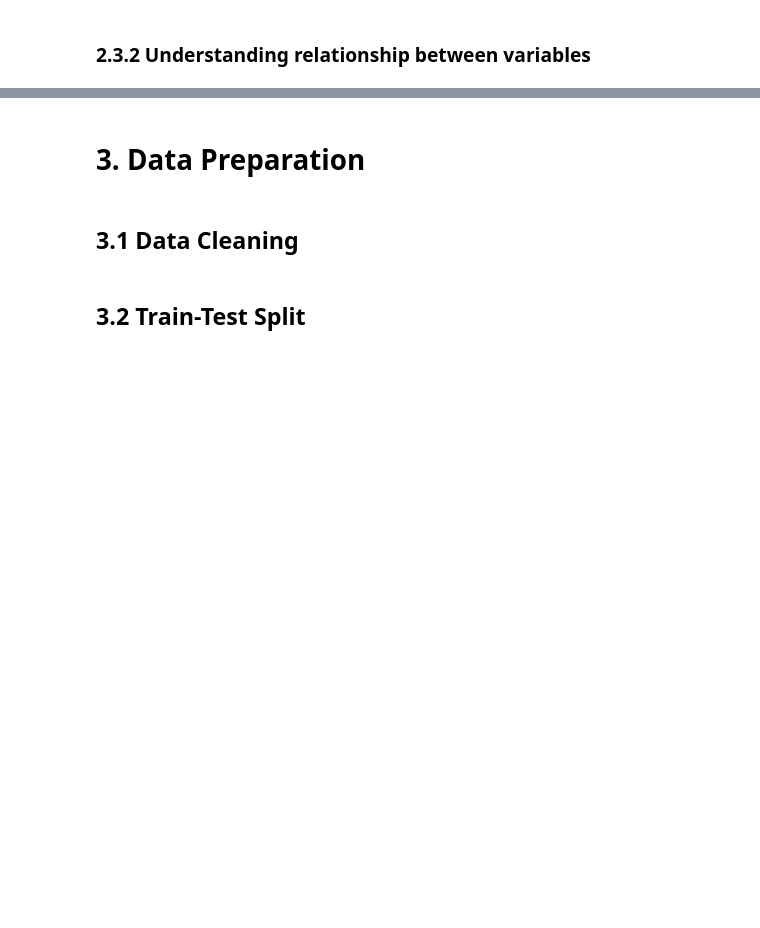
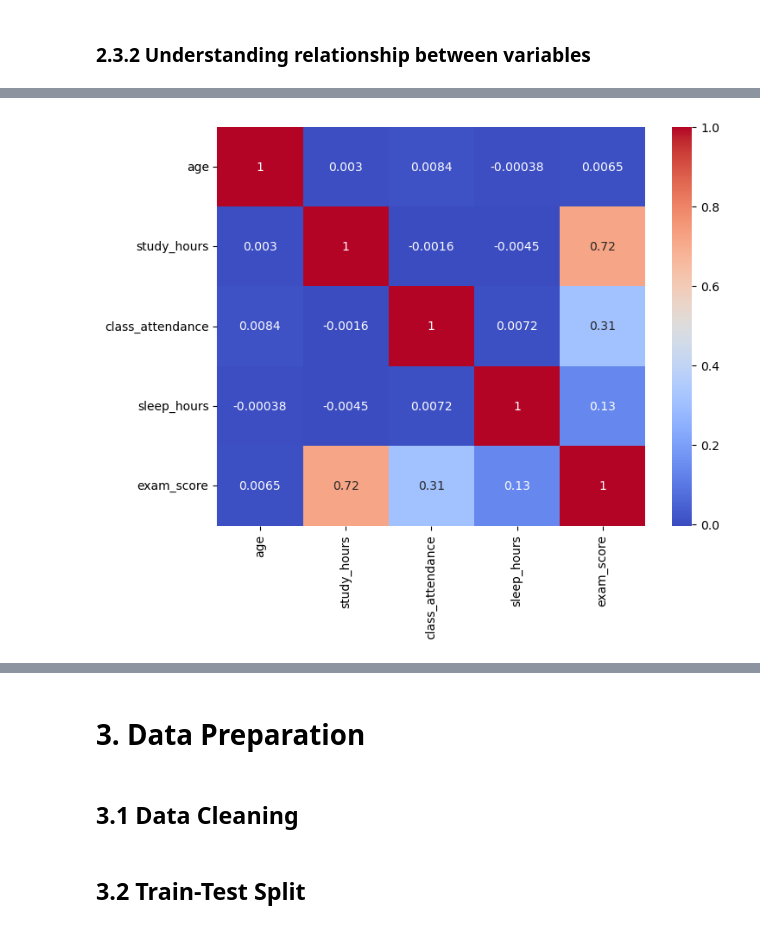
Before and after one commit to Ethan-Ang/MLDP_Ethan_2402348C, a Jupyter notebook: Ethan_Ang_2402348C.ipynb, the cells around one changed output, grey strips where cells are left out. Cells and saved outputs as stored; diff of their text form; code cells hidden in the pictures; blank space fills up the shorter version.

```diff
--- a/Ethan_Ang_2402348C.ipynb
+++ b/Ethan_Ang_2402348C.ipynb
@@ -215,0 +250,11 @@ Name: count, Length: 805, dtype: int64
+# %%
+numerical_cols = ['age', 'study_hours', 'class_attendance', 'sleep_hours', 'exam_score']
+
+corr = df[numerical_cols].corr()
+
+plt.figure(figsize=(8,6))
+sns.heatmap(corr, annot=True, cmap='coolwarm')
+
+plt.show()
+# %% [output]
+[figure, added]
```
Also changed, not shown: parts of 7 cells of this notebook.
